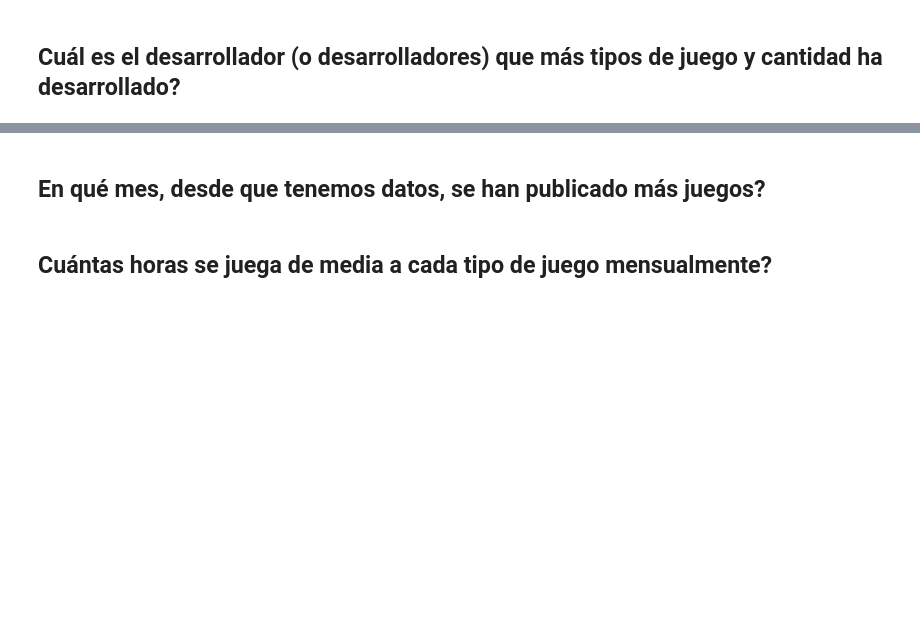
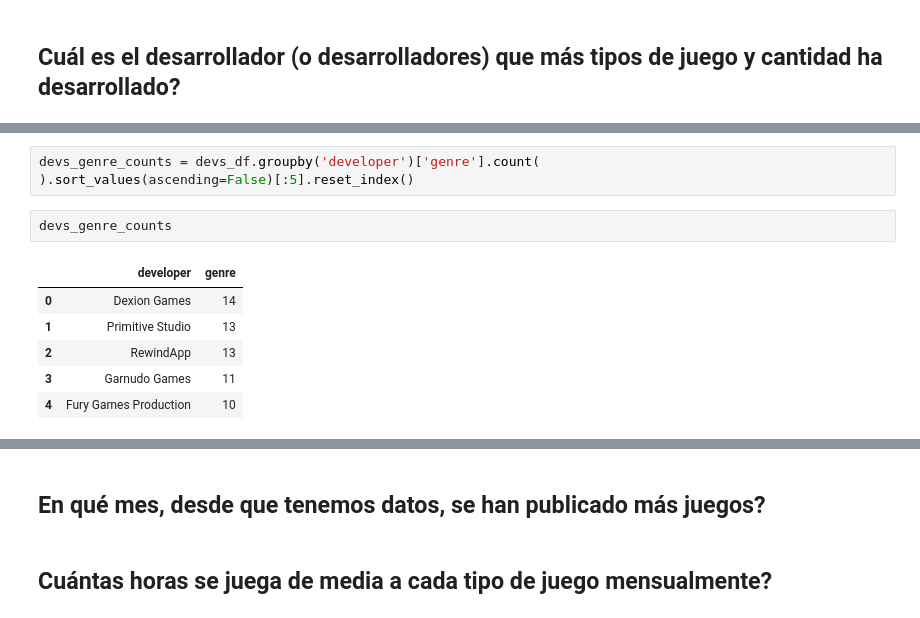
Before and after one commit to AlTesla/steam_EDA, a Jupyter notebook: steam_EDA_Alvaro_Corona.ipynb, the cells around one changed output, grey strips where cells are left out. Saved outputs shown, nothing was run; the diff lists cells and outputs as text; blank space fills up the shorter version.

```diff
--- a/steam_EDA_Alvaro_Corona.ipynb
+++ b/steam_EDA_Alvaro_Corona.ipynb
@@ -393,0 +500,12 @@ plt.show()
+# %%
+devs_genre_counts = devs_df.groupby('developer')['genre'].count(
+).sort_values(ascending=False)[:5].reset_index()
+# %%
+devs_genre_counts
+# %% [output]
+|  | developer | genre |
+| 0 | Dexion Games | 14 |
+| 1 | Primitive Studio | 13 |
+| 2 | RewindApp | 13 |
+| 3 | Garnudo Games | 11 |
+| 4 | Fury Games Production | 10 |
```
Also changed, not shown: parts of 21 cells of this notebook, 1 other file.
